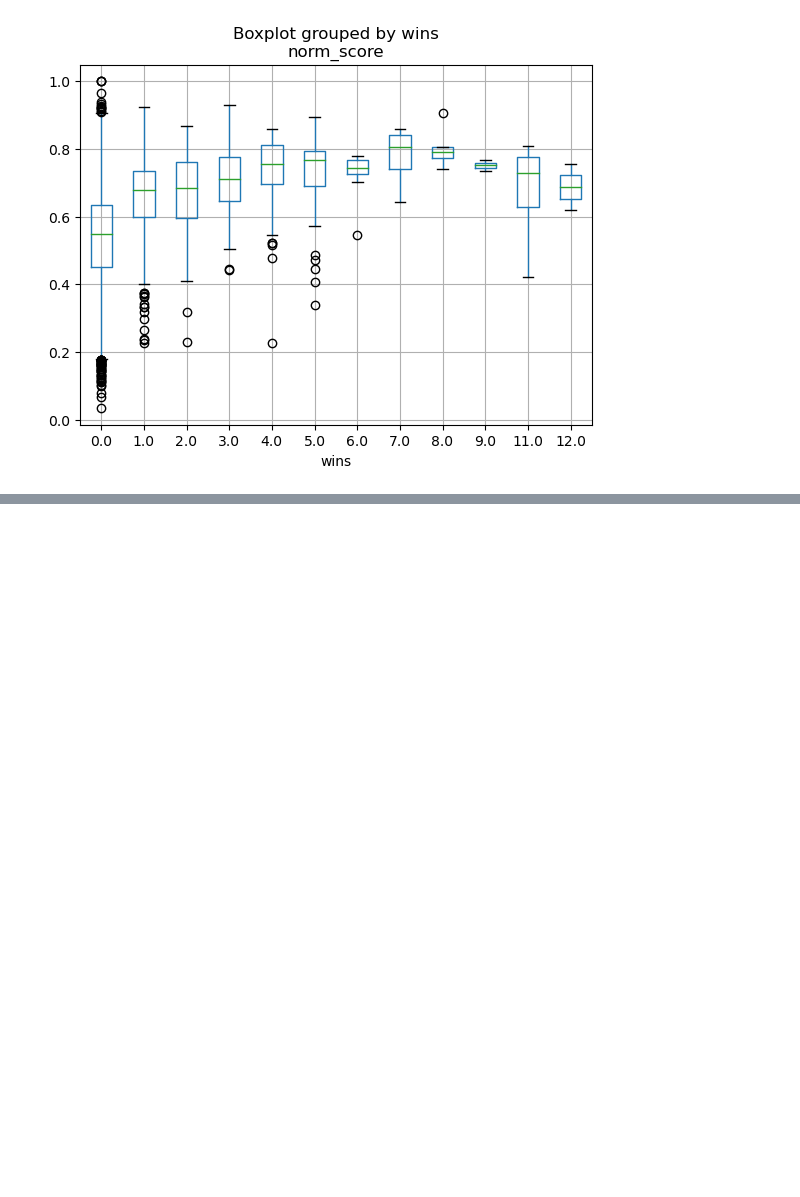
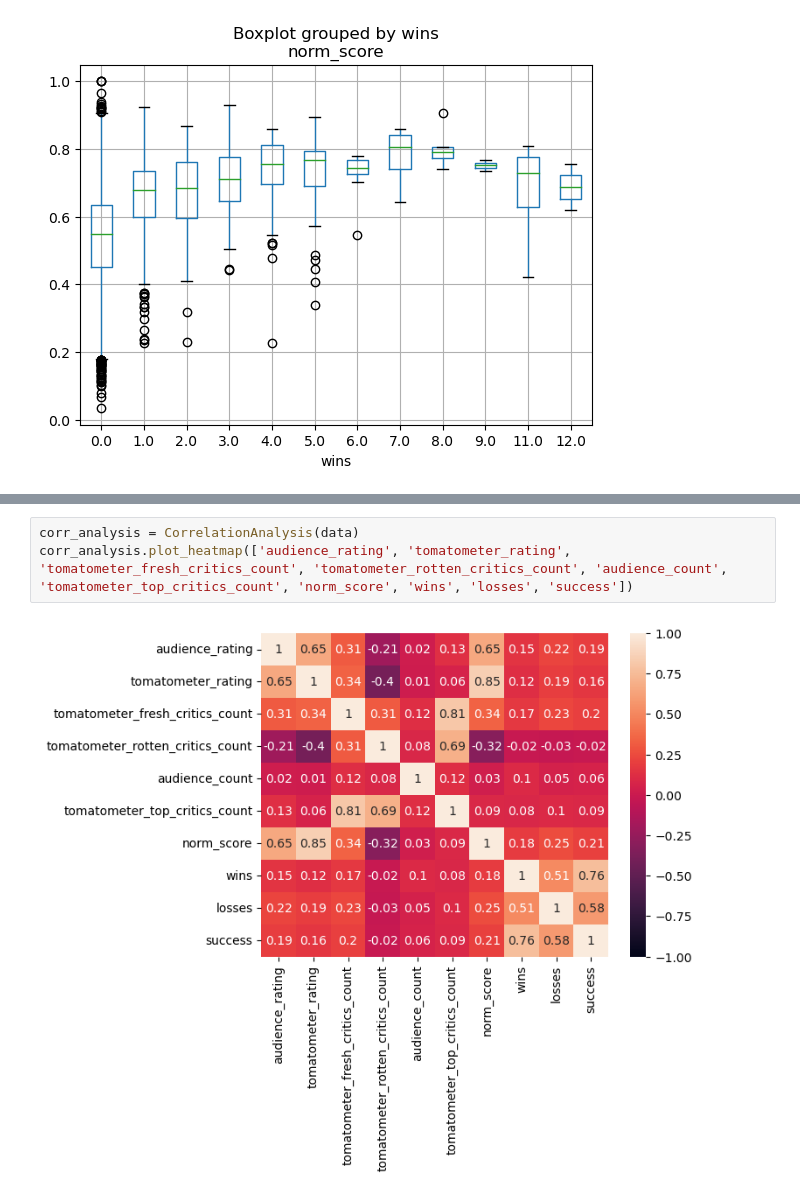
Before and after one commit to Jonathan-Alexander/DATA515-RottenTomatoesAnalysis, a Jupyter notebook: rotten_tomatoes/q2_modeling.ipynb, the cells around one changed output, grey strips where cells are left out. Saved outputs shown, nothing was run; the diff lists cells and outputs as text; blank space fills up the shorter version.

```diff
--- a/rotten_tomatoes/q2_modeling.ipynb
+++ b/rotten_tomatoes/q2_modeling.ipynb
@@ -223,0 +317,5 @@ Name: wins, dtype: int64
+# %%
+corr_analysis = CorrelationAnalysis(data)
+corr_analysis.plot_heatmap(['audience_rating', 'tomatometer_rating', 'tomatometer_fresh_critics_count', 'tomatometer_rotten_critics_count', 'audience_count', 'tomatometer_top_critics_count', 'norm_score', 'wins', 'losses', 'success'])
+# %% [output]
+[figure, added]
```
Also changed, not shown: parts of 32 cells of this notebook.
